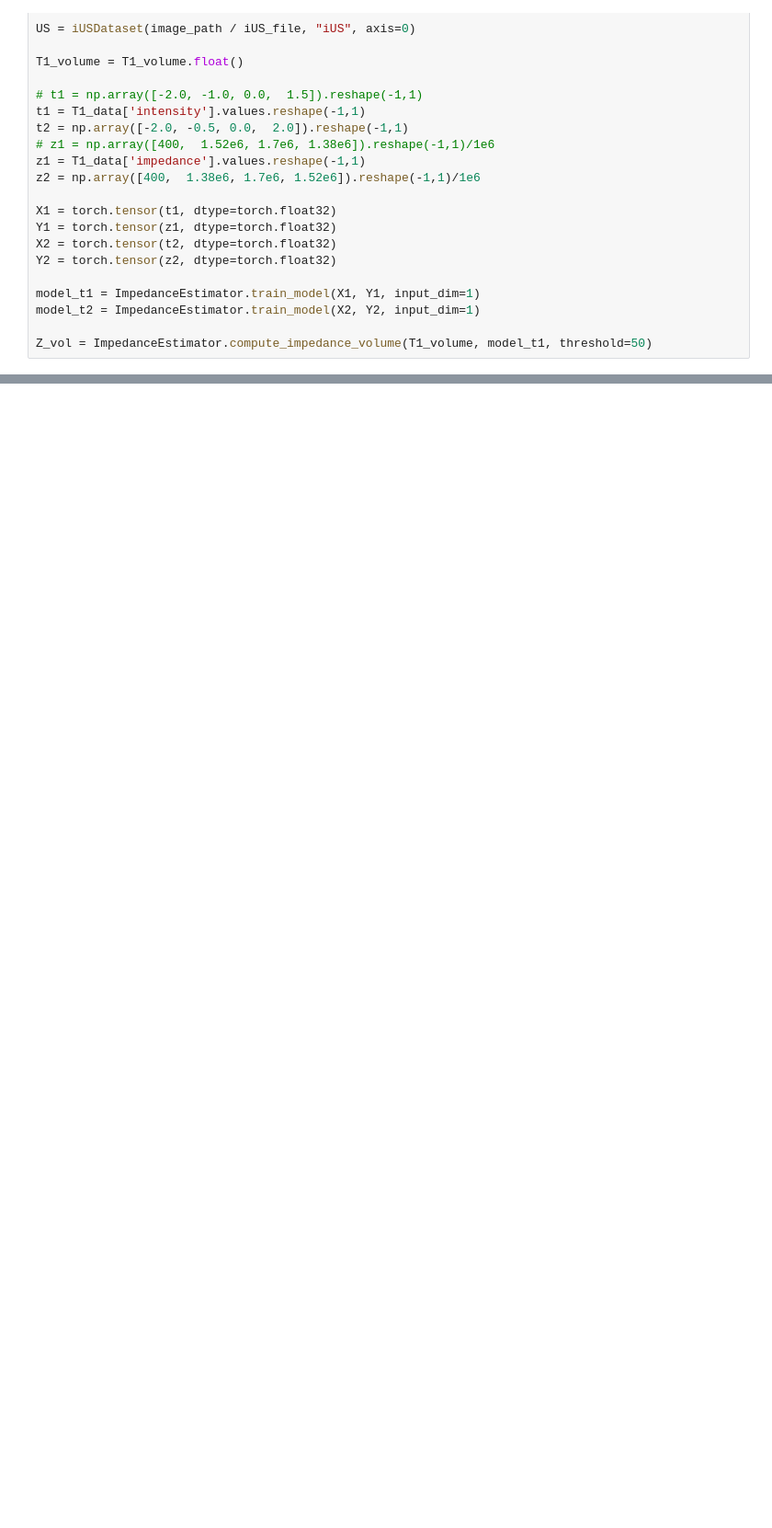
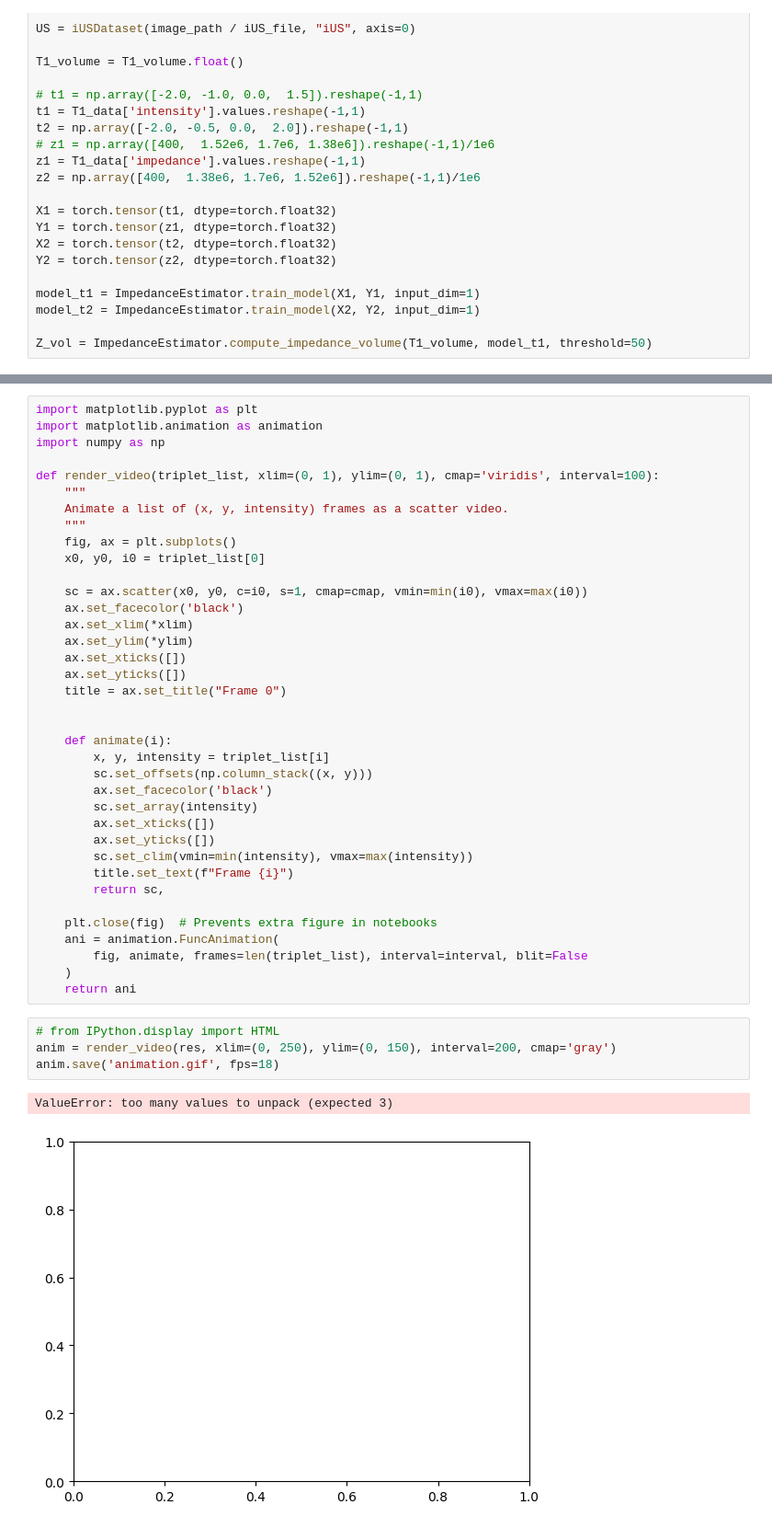
Before and after one commit to gduguey/DiffUS, a Jupyter notebook: notebooks/fix_propagation_full_transmission.ipynb, the cells around one changed output, grey strips where cells are left out. Shown at 92% size. Saved outputs shown, nothing was run; the diff lists cells and outputs as text; blank space fills up the shorter version.

```diff
--- a/notebooks/fix_propagation_full_transmission.ipynb
+++ b/notebooks/fix_propagation_full_transmission.ipynb
@@ -538,0 +406,44 @@ ax[1].imshow(torch.stack(R).T, cmap='gray')
+# %%
+import matplotlib.pyplot as plt
+import matplotlib.animation as animation
+import numpy as np
+
+def render_video(triplet_list, xlim=(0, 1), ylim=(0, 1), cmap='viridis', interval=100):
+    """
+    Animate a list of (x, y, intensity) frames as a scatter video.
+    """
+    fig, ax = plt.subplots()
+    x0, y0, i0 = triplet_list[0]
+
+    sc = ax.scatter(x0, y0, c=i0, s=1, cmap=cmap, vmin=min(i0), vmax=max(i0))
+    ax.set_facecolor('black')
+    ax.set_xlim(*xlim)
+    ax.set_ylim(*ylim)
+    ax.set_xticks([])
+    ax.set_yticks([])
+    title = ax.set_title("Frame 0")
+
+
+    def animate(i):
+        x, y, intensity = triplet_list[i]
+        sc.set_offsets(np.column_stack((x, y)))
+        ax.set_facecolor('black')
+        sc.set_array(intensity)
+        ax.set_xticks([])
+        ax.set_yticks([])
+        sc.set_clim(vmin=min(intensity), vmax=max(intensity))
+        title.set_text(f"Frame {i}")
+        return sc,
+
+    plt.close(fig)  # Prevents extra figure in notebooks
+    ani = animation.FuncAnimation(
+        fig, animate, frames=len(triplet_list), interval=interval, blit=False
+    )
+    return ani
+# %%
+# from IPython.display import HTML
+anim = render_video(res, xlim=(0, 250), ylim=(0, 150), interval=200, cmap='gray')
+anim.save('animation.gif', fps=18)
+# %% [output]
+ValueError: too many values to unpack (expected 3)
+[figure, added]
```
Also changed, not shown: parts of 21 cells of this notebook, 22 other files.
